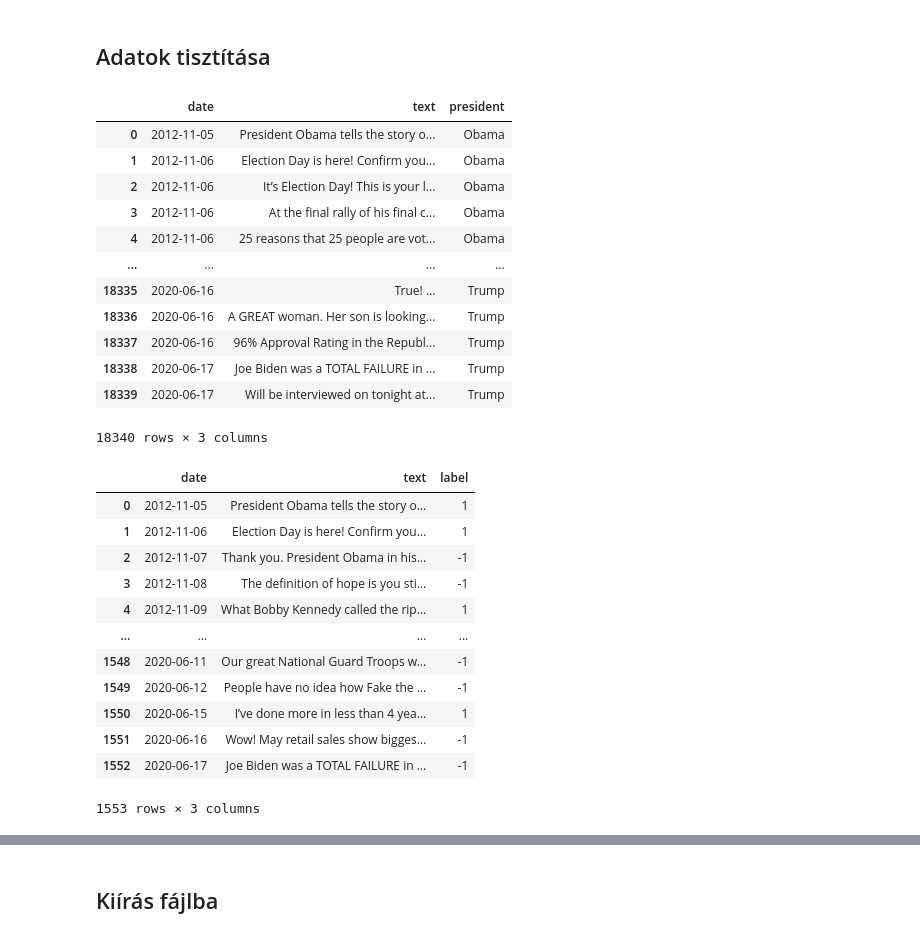
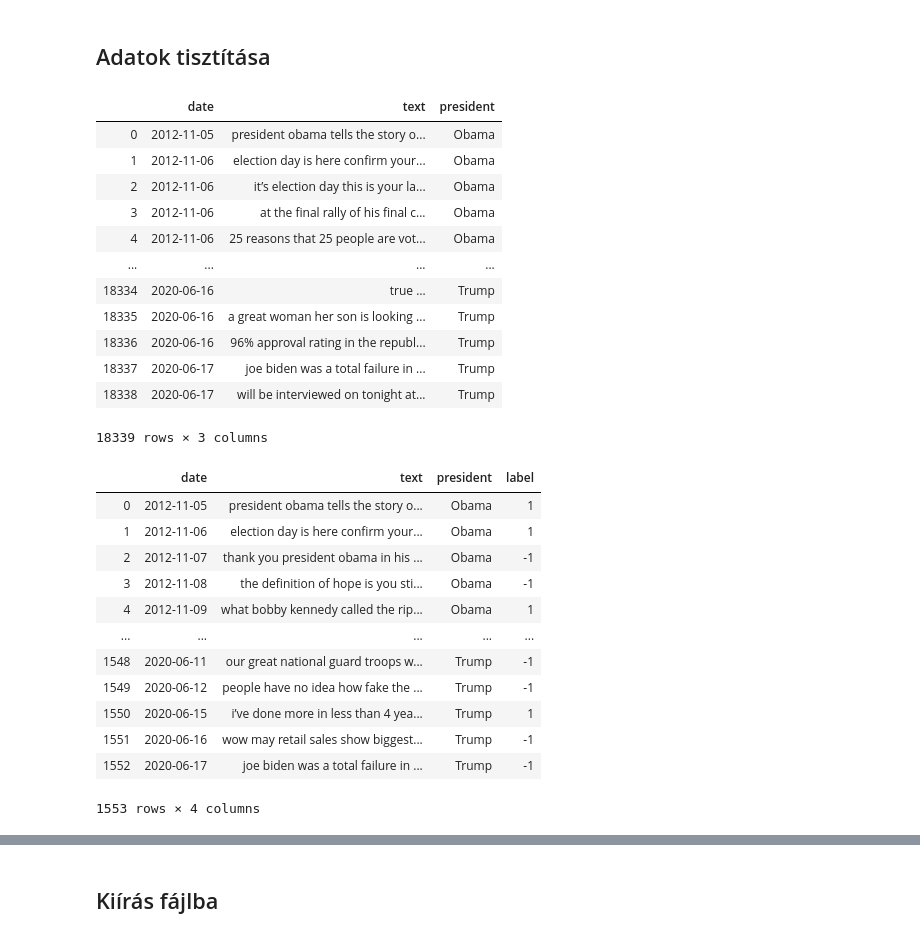
Before and after one commit to bocsardigergely/onallo_kut_fel_2020, a Jupyter notebook: code/preproc.ipynb, the cells around one changed output, grey strips where cells are left out. Saved outputs shown, nothing was run; the diff lists cells and outputs as text; code cells hidden in the pictures.

```diff
--- a/code/preproc.ipynb
+++ b/code/preproc.ipynb
@@ -152,15 +152,24 @@ def picture(row): #képek elé space-t tevő fv Azért kell, mert nem tesznek sp
     return re.sub(r'pic.twitter.com/', " pic.twitter.com/", row['text'] )
 
 def insertspace(row):
-    return re.sub(r'(https?:\/\/)', ' https://', row['text'] )
+    return re.sub(r'(https?:\/\/)', ' https://', row['text'] ) #betesz egy space-t a linkek elé
 
 def urls(row): # linkeket szűrő fv
     return re.sub(r'(https?:\/\/)?(www\.)?[-a-zA-Z0-9@:%._\+~#=]{1,256}\.[a-zA-Z0-9()]{1,6}\b([-a-zA-Z0-9()@:%_\+.~#?&\/=]*)', " ", row['text'] )
+
+def irasjel(row): #kigyomláljuk az írásjeleket is
+    return re.sub(r'\.|\!|\,|\?|\"|\;|\—|\:|\“|\”|--|\(|\)', "", row['text'] )
+
+def lowercase(row):
+    return row['text'].lower()
 
 joined_data['text'] = joined_data.apply (lambda row: picture(row), axis=1)
 joined_data['text'] = joined_data.apply (lambda row: insertspace(row), axis=1)
 joined_data['text'] = joined_data.apply (lambda row: tags(row), axis=1)
 joined_data['text'] = joined_data.apply (lambda row: urls(row), axis=1)
+joined_data['text'] = joined_data.apply (lambda row: irasjel(row), axis=1)
+joined_data['text'] = joined_data.apply (lambda row: lowercase(row), axis=1)
+
 joined_data = joined_data[joined_data.text != "  " ]
 joined_data = joined_data[joined_data.text != "  …" ]
 joined_data.reset_index(drop=True,inplace=True)
@@ -168,46 +177,48 @@ joined_data.reset_index(drop=True,inplace=True)
 joined_data
 # %% [output]
 |  | date | text | president |
-| 0 | 2012-11-05 | President Obama tells the story o... | Obama |
-| 1 | 2012-11-06 | Election Day is here! Confirm you... | Obama |
-| 2 | 2012-11-06 | It’s Election Day! This is your l... | Obama |
-| 3 | 2012-11-06 | At the final rally of his final c... | Obama |
+| 0 | 2012-11-05 | president obama tells the story o... | Obama |
+| 1 | 2012-11-06 | election day is here confirm your... | Obama |
+| 2 | 2012-11-06 | it’s election day this is your la... | Obama |
+| 3 | 2012-11-06 | at the final rally of his final c... | Obama |
 | 4 | 2012-11-06 | 25 reasons that 25 people are vot... | Obama |
 | ... | ... | ... | ... |
-| 18335 | 2020-06-16 | True! … | Trump |
-| 18336 | 2020-06-16 | A GREAT woman. Her son is looking... | Trump |
-| 18337 | 2020-06-16 | 96% Approval Rating in the Republ... | Trump |
-| 18338 | 2020-06-17 | Joe Biden was a TOTAL FAILURE in ... | Trump |
-| 18339 | 2020-06-17 | Will be interviewed on tonight at... | Trump |
+| 18334 | 2020-06-16 | true … | Trump |
+| 18335 | 2020-06-16 | a great woman her son is looking ... | Trump |
+| 18336 | 2020-06-16 | 96% approval rating in the republ... | Trump |
+| 18337 | 2020-06-17 | joe biden was a total failure in ... | Trump |
+| 18338 | 2020-06-17 | will be interviewed on tonight at... | Trump |
-18340 rows × 3 columns
+18339 rows × 3 columns
 # %%
 cjd = pd.DataFrame() #concated joined data a.k.a. az azonos dátumú sorok textjei össze vannak concat-olva
 cjd['date'] = joined_data.loc[:,'date'].drop_duplicates()
 cjd.reset_index(drop=True,inplace=True)
 
 string_list = []
 for i in cjd.to_numpy():
     temp_string = ""
     for j in joined_data.loc[joined_data['date'] == i[0]].to_numpy():
         temp_string = temp_string + " " + j[1]
     temp_string = temp_string.replace('\xa0',' ').replace('…',' ')
     temp_string = ' '.join(temp_string.split())
     string_list.append(temp_string)
 cjd['text'] = string_list
 
 cjd = cjd.merge(stock_labeled, how='inner', left_on='date', right_on='Date').drop('Date',axis=1)
+cjd = cjd.merge(joined_data[["date", "president"]].drop_duplicates(), how='inner', left_on='date', right_on='date')
+cjd = cjd[['date','text','president','label']]
 cjd
 # %% [output]
-|  | date | text | label |
-| 0 | 2012-11-05 | President Obama tells the story o... | 1 |
-| 1 | 2012-11-06 | Election Day is here! Confirm you... | 1 |
-| 2 | 2012-11-07 | Thank you. President Obama in his... | -1 |
-| 3 | 2012-11-08 | The definition of hope is you sti... | -1 |
-| 4 | 2012-11-09 | What Bobby Kennedy called the rip... | 1 |
-| ... | ... | ... | ... |
-| 1548 | 2020-06-11 | Our great National Guard Troops w... | -1 |
-| 1549 | 2020-06-12 | People have no idea how Fake the ... | -1 |
-| 1550 | 2020-06-15 | I’ve done more in less than 4 yea... | 1 |
-| 1551 | 2020-06-16 | Wow! May retail sales show bigges... | -1 |
-| 1552 | 2020-06-17 | Joe Biden was a TOTAL FAILURE in ... | -1 |
+|  | date | text | president | label |
+| 0 | 2012-11-05 | president obama tells the story o... | Obama | 1 |
+| 1 | 2012-11-06 | election day is here confirm your... | Obama | 1 |
+| 2 | 2012-11-07 | thank you president obama in his ... | Obama | -1 |
+| 3 | 2012-11-08 | the definition of hope is you sti... | Obama | -1 |
+| 4 | 2012-11-09 | what bobby kennedy called the rip... | Obama | 1 |
+| ... | ... | ... | ... | ... |
+| 1548 | 2020-06-11 | our great national guard troops w... | Trump | -1 |
+| 1549 | 2020-06-12 | people have no idea how fake the ... | Trump | -1 |
+| 1550 | 2020-06-15 | i’ve done more in less than 4 yea... | Trump | 1 |
+| 1551 | 2020-06-16 | wow may retail sales show biggest... | Trump | -1 |
+| 1552 | 2020-06-17 | joe biden was a total failure in ... | Trump | -1 |
-1553 rows × 3 columns
+1553 rows × 4 columns
```
Also changed, not shown: parts of 2 cells of this notebook, 4 other files.
